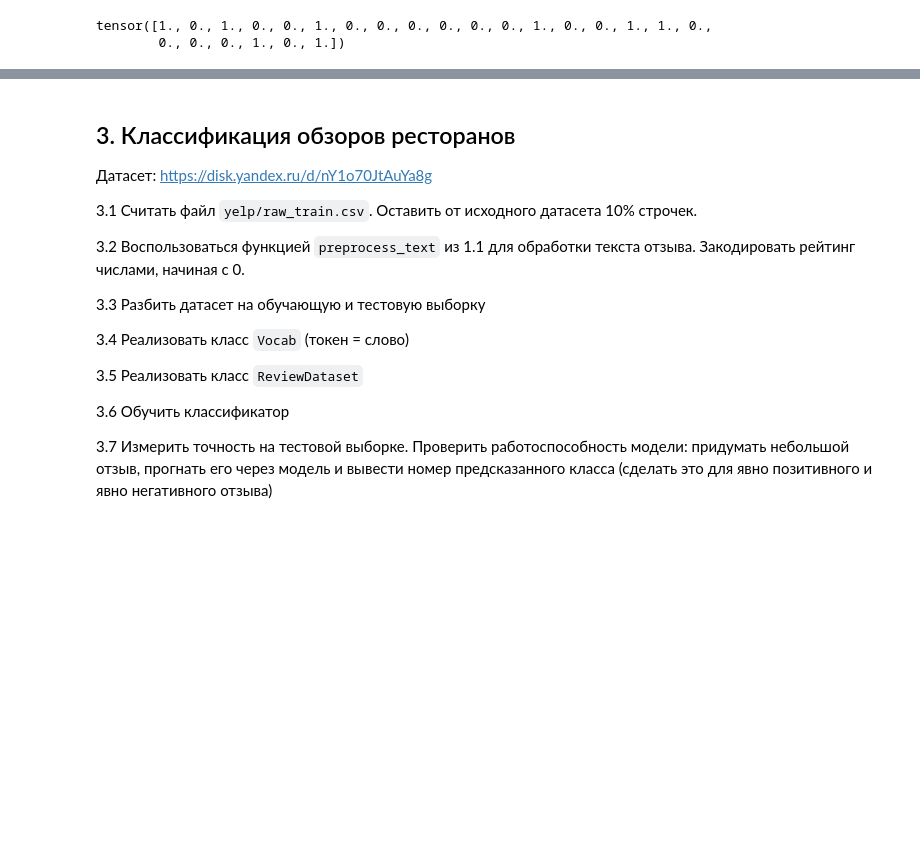
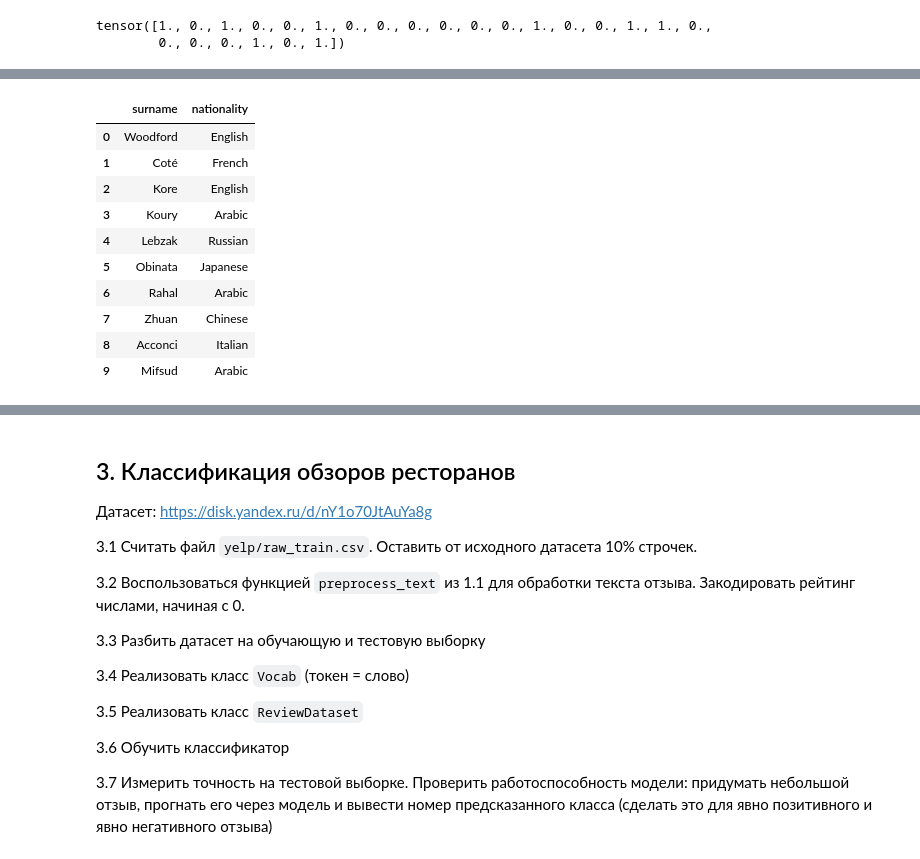
Before and after one commit to victorioustone/tadimo_2, a Jupyter notebook: 5/5_ТАДиМО.ipynb, the cells around one changed output, grey strips where cells are left out. Saved outputs shown, nothing was run; the diff lists cells and outputs as text; code cells hidden in the pictures; blank space fills up the shorter version.

```diff
--- a/5/5_ТАДиМО.ipynb
+++ b/5/5_ТАДиМО.ipynb
@@ -172,0 +191,16 @@ tensor([1., 0., 1., 0., 0., 1., 0., 0., 0., 0., 0., 0., 1., 0., 0., 1., 1., 0.,
+# %%
+# 2.1 Считать файл surnames/surnames.csv.
+df = pd.read_csv('/content/drive/MyDrive/ML/5/surnames.csv')
+df.head(10)
+# %% [output]
+|  | surname | nationality |
+| 0 | Woodford | English |
+| 1 | Coté | French |
+| 2 | Kore | English |
+| 3 | Koury | Arabic |
+| 4 | Lebzak | Russian |
+| 5 | Obinata | Japanese |
+| 6 | Rahal | Arabic |
+| 7 | Zhuan | Chinese |
+| 8 | Acconci | Italian |
+| 9 | Mifsud | Arabic |
```
Also changed, not shown: parts of 14 cells of this notebook.
